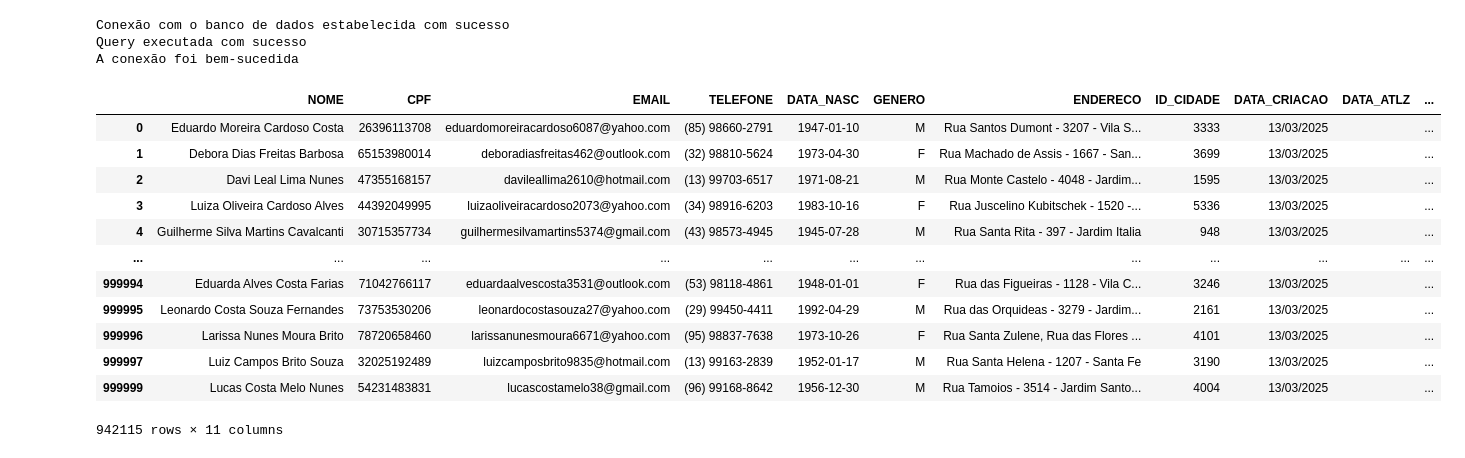
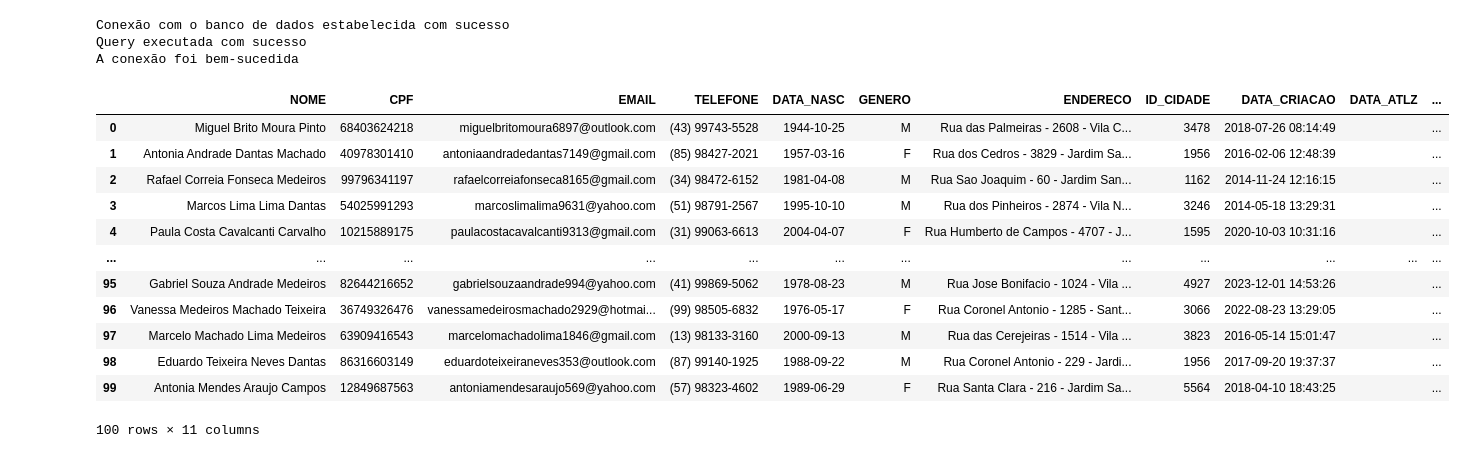
Before and after one commit to Marcelo-Augusto-Silva-Pinto/Python_Projetos, a Jupyter notebook: PROJETOMERCADO/TabelaCliente.ipynb, the cells around one changed output. Cells and saved outputs as stored; diff of their text form; code cells hidden in the pictures.

```diff
--- a/PROJETOMERCADO/TabelaCliente.ipynb
+++ b/PROJETOMERCADO/TabelaCliente.ipynb
@@ -6,6 +6,7 @@ from sqlalchemy import create_engine, VARCHAR,NUMERIC,INTEGER,DATE,DATETIME,Stri
 import random
 import pyodbc
 from datetime import date
+from faker import Faker
 
 server = "DESKTOP-HV85ADA\\PROJETO_MERCADO"
 bancodados = "MERCADO_OLTP"
@@ -34,8 +35,7 @@ if testar_conexao_sqlalchemy(engine):
 else:
     print("Falha na conexão.")
 
-quant_clientes_gerados = 1000000
-
+quant_clientes_gerados = 100
 
 #Listas
 nomes = [
@@ -118,7 +118,8 @@ nomes_bairros = [
     "Jardim Bonfim", "Jardim Colonial", "Jardim das Tulipas", "Vila Curuca", "Jardim Santa Maria"
 ]
 
-cidades_brasil = [ "Sao Paulo", "Rio de Janeiro", "Brasilia", "Salvador", "Fortaleza",
+cidades_brasil = [
+    "Sao Paulo", "Rio de Janeiro", "Brasilia", "Salvador", "Fortaleza",
     "Belo Horizonte", "Manaus", "Curitiba", "Recife", "Goiania",
     "Porto Alegre", "Guarulhos", "Campinas", "Sao Luis",
     "Sao Goncalo", "Maceio", "Duque de Caxias", "Natal", "Teresina",
@@ -150,11 +151,13 @@ def gerar_nome_completo():
     bairro = random.choice(nomes_bairros)
     endereco = f"{rua} - {num} - {bairro}"
     id_cidade = random.choice(df_maiores_cidades)
-    return nomecompleto, genero, email, endereco, id_cidade
+    fake = Faker()
+    data_criacao = fake.date_time_between(start_date='-15y',end_date='now')
+    return nomecompleto, genero, email, endereco, id_cidade, data_criacao
 
 # Gerar 1000 nomes completos com gênero e e-mail
 dados_nomes = [gerar_nome_completo() for _ in range(quant_clientes_gerados)]
-df_cliente = pd.DataFrame(dados_nomes, columns=['NOME','GENERO','EMAIL', 'ENDERECO', 'ID_CIDADE'])
+df_cliente = pd.DataFrame(dados_nomes, columns=['NOME','GENERO','EMAIL', 'ENDERECO', 'ID_CIDADE', 'DATA_CRIACAO'])
 
 def gerar_data(ano_inicio,ano_fim):
     ano = random.randint(ano_inicio, ano_fim)
@@ -212,53 +215,53 @@ df_CLIENTES = pd.DataFrame({
                 'DATA_NASC':     df_cliente_sem_dup['DATA_NASC'],
                 'GENERO':        df_cliente_sem_dup['GENERO'],
                 'ENDERECO':      df_cliente_sem_dup['ENDERECO'],
                 'ID_CIDADE':     df_cliente_sem_dup['ID_CIDADE'],
-                "DATA_CRIACAO":  date.today().strftime('%d/%m/%Y'),
+                "DATA_CRIACAO":  df_cliente_sem_dup['DATA_CRIACAO'],
                 "DATA_ATLZ":     "",
                 "VERSAO":        1,
 
 })
 
 display(df_CLIENTES)
 
 tipo_dados_clientes = {
                 'NOME':          VARCHAR(100),
                 'CPF':           VARCHAR(11),
                 'EMAIL':         VARCHAR(50),
                 'TELEFONE':      VARCHAR(20),
                 'DATA_NASC':     DATE,
                 'GENERO':        CHAR(1),
                 'ENDERECO':      VARCHAR(100),
                 'ID_CIDADE':     INTEGER,
                 "DATA_CRIACAO":  DATE,
                 "DATA_ATLZ":     DATE,
                 "VERSAO":        INTEGER,
 }
 
-with engine.connect() as conn:
-        conn.execute(text(f"TRUNCATE TABLE CLIENTE"))  #limpa os dados existentes, pode ser removido do codigo
-        conn.commit()
-
-df_CLIENTES.to_sql(name='CLIENTE',con=engine,if_exists='append',index=False,dtype=tipo_dados_clientes)
-
-engine.dispose()
+#with engine.connect() as conn:
+#        conn.execute(text(f"TRUNCATE TABLE CLIENTE"))  #limpa os dados existentes, pode ser removido do codigo
+#        conn.commit()
+#
+#df_CLIENTES.to_sql(name='CLIENTE',con=engine,if_exists='append',index=False,dtype=tipo_dados_clientes)
+#
+#engine.dispose()
 # %% [output]
 Conexão com o banco de dados estabelecida com sucesso
 Query executada com sucesso
 A conexão foi bem-sucedida
 |  | NOME | CPF | EMAIL | TELEFONE | DATA_NASC | GENERO | ENDERECO | ID_CIDADE | DATA_CRIACAO | DATA_ATLZ | ... |
-| 0 | Eduardo Moreira Cardoso Costa | 26396113708 | eduardomoreiracardoso6087@yahoo.com | (85) 98660-2791 | 1947-01-10 | M | Rua Santos Dumont - 3207 - Vila S... | 3333 | 13/03/2025 |  | ... |
-| 1 | Debora Dias Freitas Barbosa | 65153980014 | deboradiasfreitas462@outlook.com | (32) 98810-5624 | 1973-04-30 | F | Rua Machado de Assis - 1667 - San... | 3699 | 13/03/2025 |  | ... |
-| 2 | Davi Leal Lima Nunes | 47355168157 | davileallima2610@hotmail.com | (13) 99703-6517 | 1971-08-21 | M | Rua Monte Castelo - 4048 - Jardim... | 1595 | 13/03/2025 |  | ... |
-| 3 | Luiza Oliveira Cardoso Alves | 44392049995 | luizaoliveiracardoso2073@yahoo.com | (34) 98916-6203 | 1983-10-16 | F | Rua Juscelino Kubitschek - 1520 -... | 5336 | 13/03/2025 |  | ... |
-| 4 | Guilherme Silva Martins Cavalcanti | 30715357734 | guilhermesilvamartins5374@gmail.com | (43) 98573-4945 | 1945-07-28 | M | Rua Santa Rita - 397 - Jardim Italia | 948 | 13/03/2025 |  | ... |
+| 0 | Miguel Brito Moura Pinto | 68403624218 | miguelbritomoura6897@outlook.com | (43) 99743-5528 | 1944-10-25 | M | Rua das Palmeiras - 2608 - Vila C... | 3478 | 2018-07-26 08:14:49 |  | ... |
+| 1 | Antonia Andrade Dantas Machado | 40978301410 | antoniaandradedantas7149@gmail.com | (85) 98427-2021 | 1957-03-16 | F | Rua dos Cedros - 3829 - Jardim Sa... | 1956 | 2016-02-06 12:48:39 |  | ... |
+| 2 | Rafael Correia Fonseca Medeiros | 99796341197 | rafaelcorreiafonseca8165@gmail.com | (34) 98472-6152 | 1981-04-08 | M | Rua Sao Joaquim - 60 - Jardim San... | 1162 | 2014-11-24 12:16:15 |  | ... |
+| 3 | Marcos Lima Lima Dantas | 54025991293 | marcoslimalima9631@yahoo.com | (51) 98791-2567 | 1995-10-10 | M | Rua dos Pinheiros - 2874 - Vila N... | 3246 | 2014-05-18 13:29:31 |  | ... |
+| 4 | Paula Costa Cavalcanti Carvalho | 10215889175 | paulacostacavalcanti9313@gmail.com | (31) 99063-6613 | 2004-04-07 | F | Rua Humberto de Campos - 4707 - J... | 1595 | 2020-10-03 10:31:16 |  | ... |
 | ... | ... | ... | ... | ... | ... | ... | ... | ... | ... | ... | ... |
-| 999994 | Eduarda Alves Costa Farias | 71042766117 | eduardaalvescosta3531@outlook.com | (53) 98118-4861 | 1948-01-01 | F | Rua das Figueiras - 1128 - Vila C... | 3246 | 13/03/2025 |  | ... |
-| 999995 | Leonardo Costa Souza Fernandes | 73753530206 | leonardocostasouza27@yahoo.com | (29) 99450-4411 | 1992-04-29 | M | Rua das Orquideas - 3279 - Jardim... | 2161 | 13/03/2025 |  | ... |
-| 999996 | Larissa Nunes Moura Brito | 78720658460 | larissanunesmoura6671@yahoo.com | (95) 98837-7638 | 1973-10-26 | F | Rua Santa Zulene, Rua das Flores ... | 4101 | 13/03/2025 |  | ... |
-| 999997 | Luiz Campos Brito Souza | 32025192489 | luizcamposbrito9835@hotmail.com | (13) 99163-2839 | 1952-01-17 | M | Rua Santa Helena - 1207 - Santa Fe | 3190 | 13/03/2025 |  | ... |
-| 999999 | Lucas Costa Melo Nunes | 54231483831 | lucascostamelo38@gmail.com | (96) 99168-8642 | 1956-12-30 | M | Rua Tamoios - 3514 - Jardim Santo... | 4004 | 13/03/2025 |  | ... |
+| 95 | Gabriel Souza Andrade Medeiros | 82644216652 | gabrielsouzaandrade994@yahoo.com | (41) 99869-5062 | 1978-08-23 | M | Rua Jose Bonifacio - 1024 - Vila ... | 4927 | 2023-12-01 14:53:26 |  | ... |
+| 96 | Vanessa Medeiros Machado Teixeira | 36749326476 | vanessamedeirosmachado2929@hotmai... | (99) 98505-6832 | 1976-05-17 | F | Rua Coronel Antonio - 1285 - Sant... | 3066 | 2022-08-23 13:29:05 |  | ... |
+| 97 | Marcelo Machado Lima Medeiros | 63909416543 | marcelomachadolima1846@gmail.com | (13) 98133-3160 | 2000-09-13 | M | Rua das Cerejeiras - 1514 - Vila ... | 3823 | 2016-05-14 15:01:47 |  | ... |
+| 98 | Eduardo Teixeira Neves Dantas | 86316603149 | eduardoteixeiraneves353@outlook.com | (87) 99140-1925 | 1988-09-22 | M | Rua Coronel Antonio - 229 - Jardi... | 1956 | 2017-09-20 19:37:37 |  | ... |
+| 99 | Antonia Mendes Araujo Campos | 12849687563 | antoniamendesaraujo569@yahoo.com | (57) 98323-4602 | 1989-06-29 | F | Rua Santa Clara - 216 - Jardim Sa... | 5564 | 2018-04-10 18:43:25 |  | ... |
-942115 rows × 11 columns
+100 rows × 11 columns
 # %%
 import random
 from datetime import date
```
Also changed, not shown: 1 other file.
